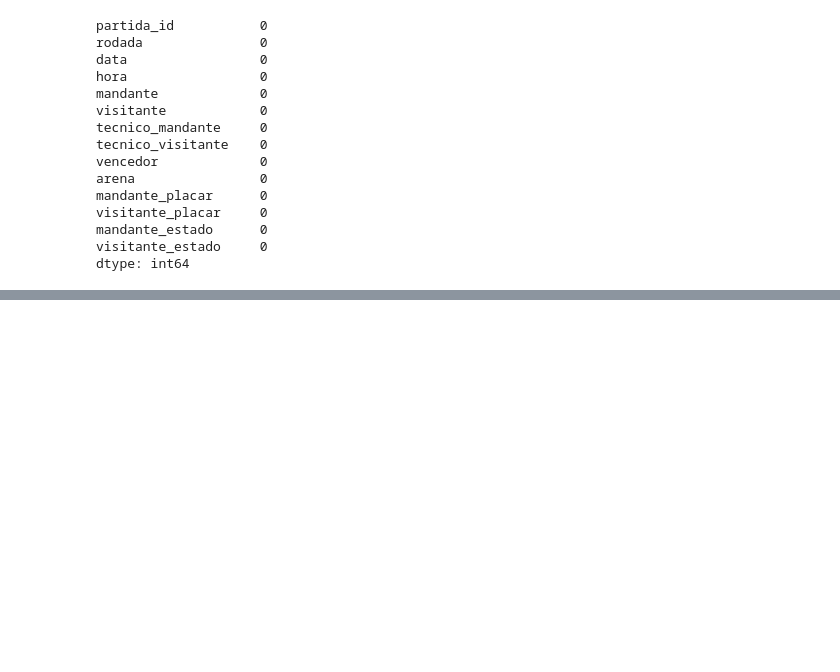
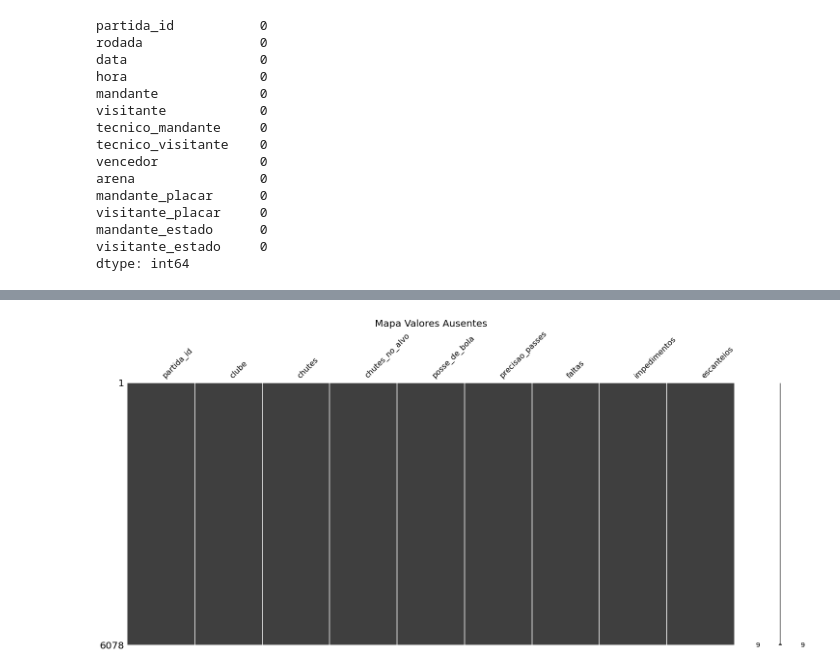
Before and after one commit to raulrosapacheco/BrasileiraoAnalise, a Jupyter notebook: AnaliseBrasileirao.ipynb, the cells around one changed output, grey strips where cells are left out. Saved outputs shown, nothing was run; the diff lists cells and outputs as text; code cells hidden in the pictures; blank space fills up the shorter version.

```diff
--- a/AnaliseBrasileirao.ipynb
+++ b/AnaliseBrasileirao.ipynb
@@ -105,0 +227,11 @@ dtype: int64
+# %%
+mean_posse = round(estatisticas['posse_de_bola'].mean(),2)
+mean_passes = round(estatisticas['precisao_passes'].mean(),2)
+estatisticas['posse_de_bola'].fillna(mean_posse, inplace=True)
+estatisticas['precisao_passes'].fillna(mean_passes, inplace=True)
+# %%
+msno.matrix(estatisticas)
+plt.title("Mapa Valores Ausentes", fontsize = 20)
+plt.show()
+# %% [output]
+[figure, added]
```
Also changed, not shown: parts of 14 cells of this notebook.
